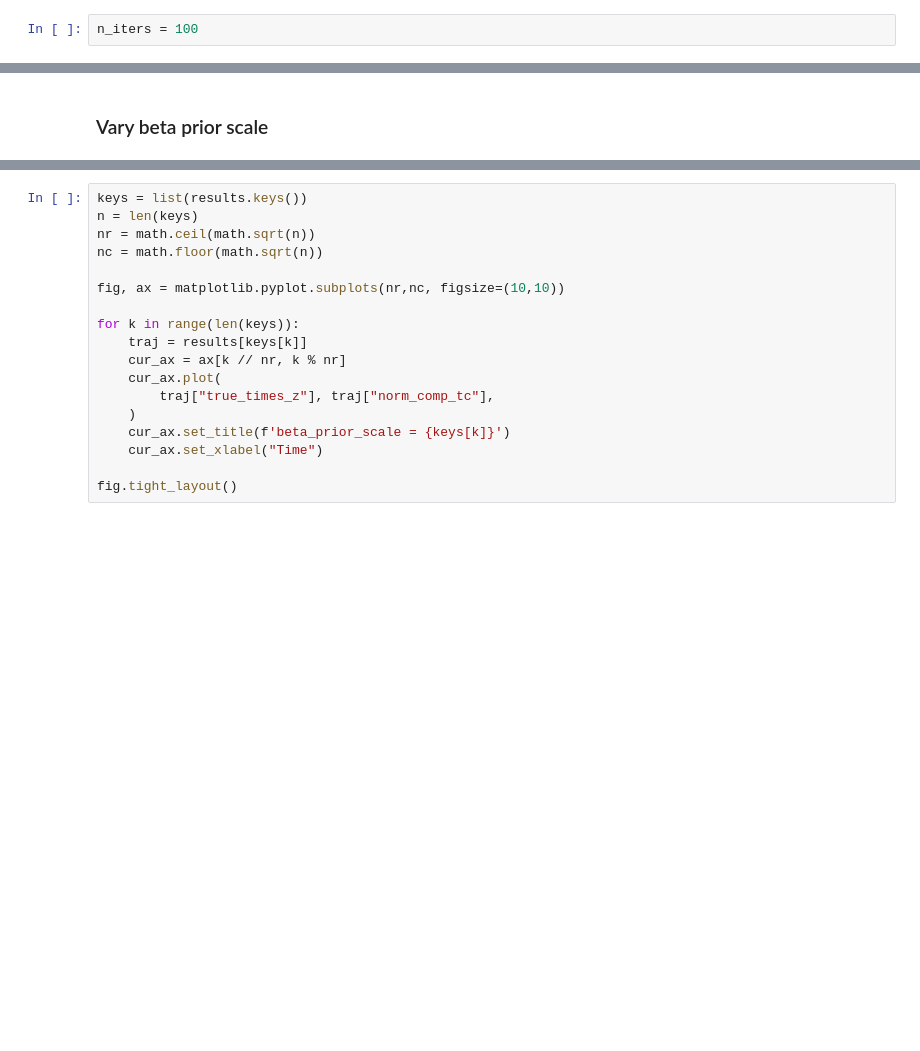
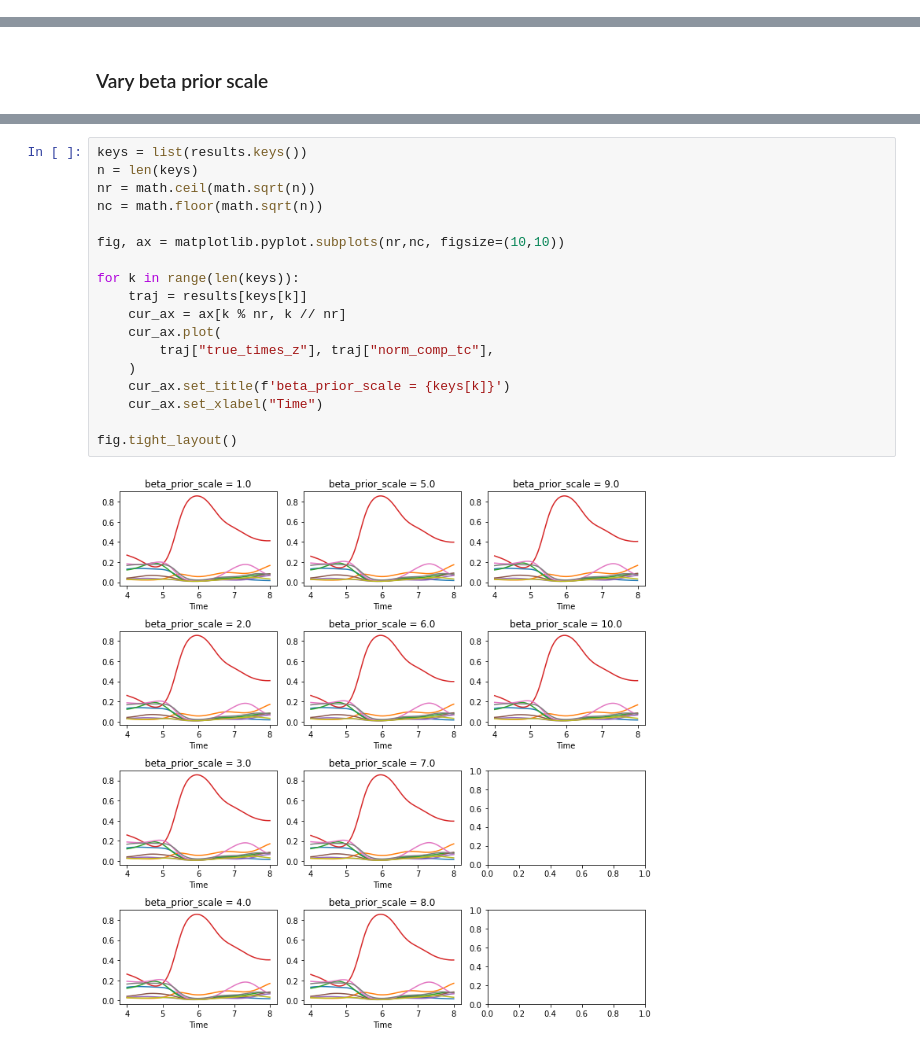
Before and after one commit to broadinstitute/temporal-rna-seq-deconvolution, a Jupyter notebook: notebooks/sensitivity.ipynb, the cells around one changed output, grey strips where cells are left out. Cells and saved outputs as stored; diff of their text form; blank space fills up the shorter version.

```diff
--- a/notebooks/sensitivity.ipynb
+++ b/notebooks/sensitivity.ipynb
@@ -36,8 +36,6 @@ with open(sc_anndata_path, 'rb') as fh:
 # %%
 # select samples only after or on tp 0
 bulk_anndata = bulk_anndata[bulk_anndata.obs['dpi_time'] >= 0,]
-# %%
-n_iters = 100
 # %%
 def evaluate_deconvolution(sc_anndata, bulk_anndata, hyperparameters = None, n_iters = 1_000):
     ebov_dataset = DeconvolutionDataset(
@@ -92,18 +99,20 @@ Evaluating with beta_prior_scale = 1.0 ...
 # %%
 keys = list(results.keys())
 n = len(keys)
 nr = math.ceil(math.sqrt(n))
 nc = math.floor(math.sqrt(n))
 
 fig, ax = matplotlib.pyplot.subplots(nr,nc, figsize=(10,10))
 
 for k in range(len(keys)):
     traj = results[keys[k]]
-    cur_ax = ax[k // nr, k % nr]
+    cur_ax = ax[k % nr, k // nr]
     cur_ax.plot(
         traj["true_times_z"], traj["norm_comp_tc"],
     )
     cur_ax.set_title(f'beta_prior_scale = {keys[k]}')
     cur_ax.set_xlabel("Time")
 
 fig.tight_layout()
+# %% [output]
+[figure, added]
```
Also changed, not shown: parts of 1 cell of this notebook.
